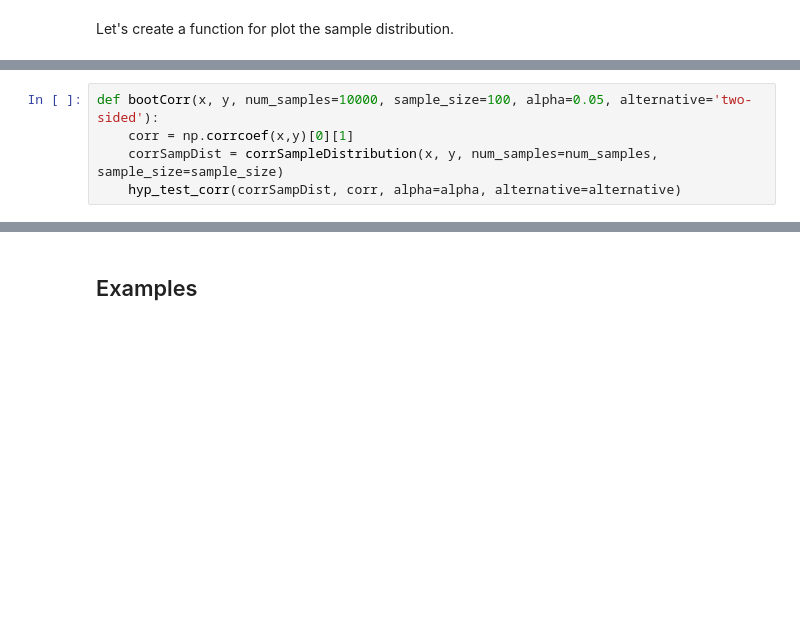
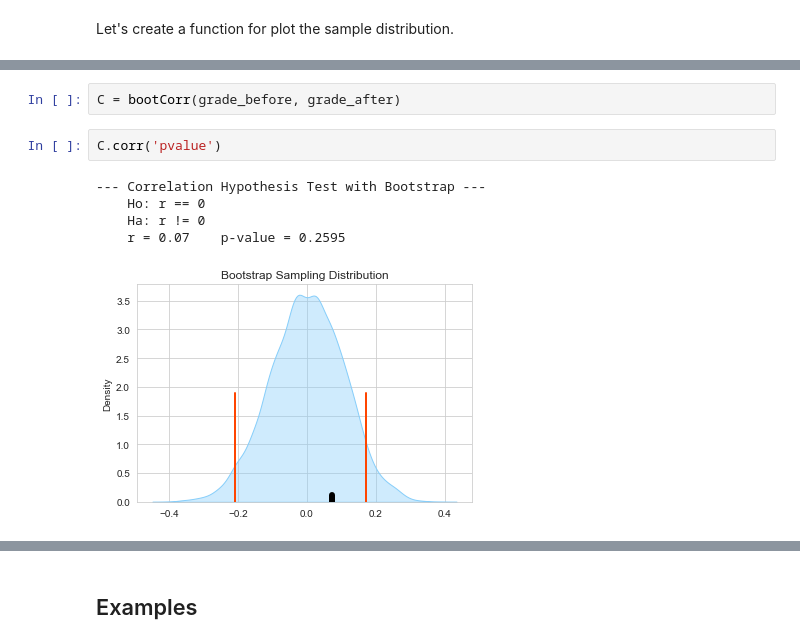
Before and after one commit to Goliath-Research/Computational-Statistics, a Jupyter notebook: 05-Forecasting/02-Boot_Correlation.ipynb, the cells around one changed output, grey strips where cells are left out. Cells and saved outputs as stored; diff of their text form; blank space fills up the shorter version.

```diff
--- a/05-Forecasting/02-Boot_Correlation.ipynb
+++ b/05-Forecasting/02-Boot_Correlation.ipynb
@@ -150,5 +188,0 @@ To calculate the correlation bootstrap hypothesis test between `x` and `y`, we n
-# %%
-def bootCorr(x, y, num_samples=10000, sample_size=100, alpha=0.05, alternative='two-sided'):
-    corr = np.corrcoef(x,y)[0][1]
-    corrSampDist = corrSampleDistribution(x, y, num_samples=num_samples, sample_size=sample_size)
-    hyp_test_corr(corrSampDist, corr, alpha=alpha, alternative=alternative)
@@ -162,0 +297,10 @@ correlation = 0.07    p-value = 0.6670
+# %%
+C = bootCorr(grade_before, grade_after)
+# %%
+C.corr('pvalue')
+# %% [output]
+--- Correlation Hypothesis Test with Bootstrap ---
+    Ho: r == 0
+    Ha: r != 0
+    r = 0.07    p-value = 0.2595
+[figure, added]
```
Also changed, not shown: parts of 44 cells of this notebook, 1 other file.
